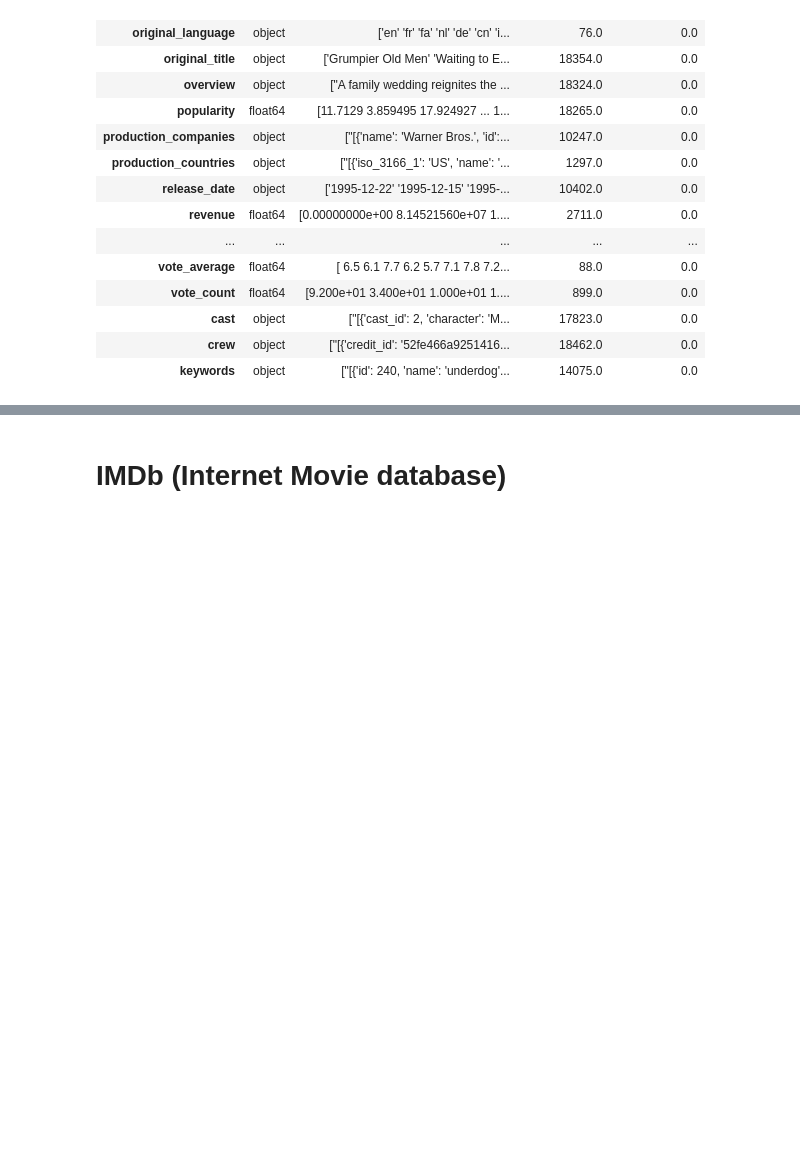
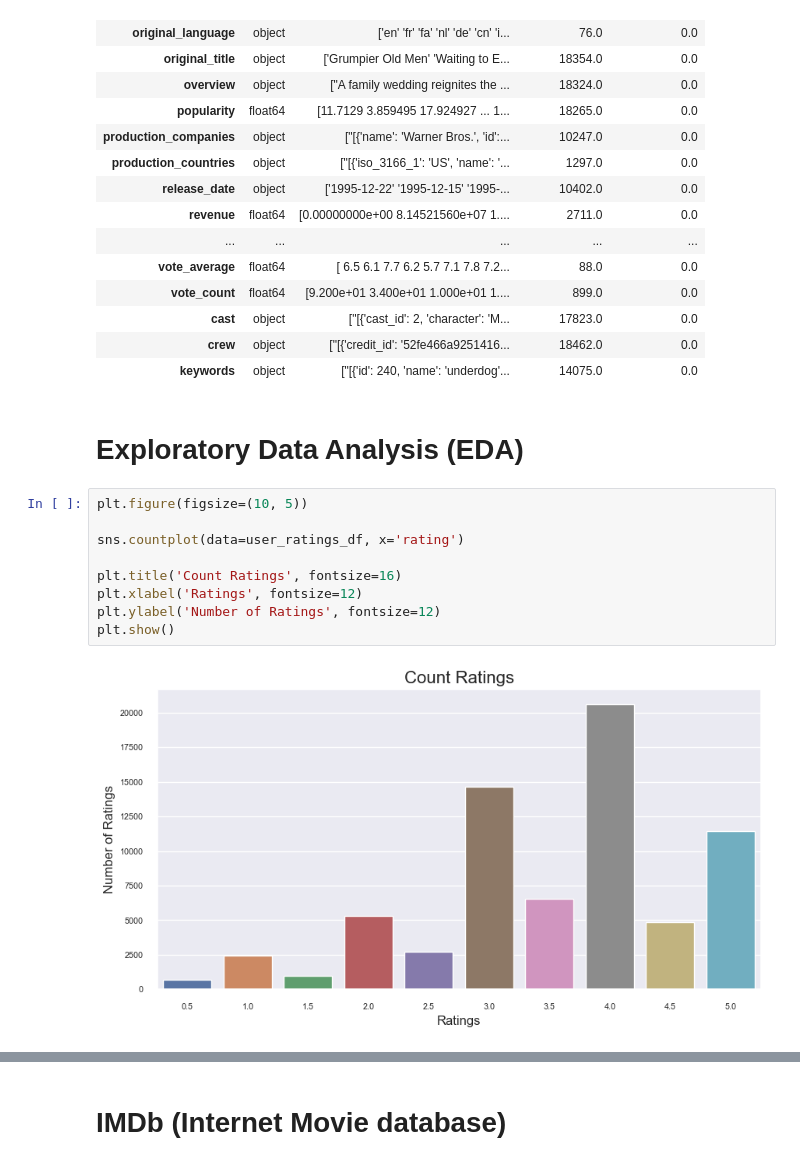
Before and after one commit to kike1985/Machine-Learning, a Jupyter notebook: 0401_Recommender_Systems_Movie.ipynb, the cells around one changed output, grey strips where cells are left out. Saved outputs shown, nothing was run; the diff lists cells and outputs as text; blank space fills up the shorter version.

```diff
--- a/0401_Recommender_Systems_Movie.ipynb
+++ b/0401_Recommender_Systems_Movie.ipynb
@@ -480,3 +480,16 @@ build_imputers_resume()
 | cast | object | ["[{'cast_id': 2, 'character': 'M... | 17823.0 | 0.0 |
 | crew | object | ["[{'credit_id': '52fe466a9251416... | 18462.0 | 0.0 |
 | keywords | object | ["[{'id': 240, 'name': 'underdog'... | 14075.0 | 0.0 |
+# %% [markdown]
+# Exploratory Data Analysis (EDA)
+# %%
+plt.figure(figsize=(10, 5))
+
+sns.countplot(data=user_ratings_df, x='rating')
+
+plt.title('Count Ratings', fontsize=16)
+plt.xlabel('Ratings', fontsize=12)
+plt.ylabel('Number of Ratings', fontsize=12)
+plt.show()
+# %% [output]
+[figure, added]
```
Also changed, not shown: parts of 33 cells of this notebook, 1 other file.
